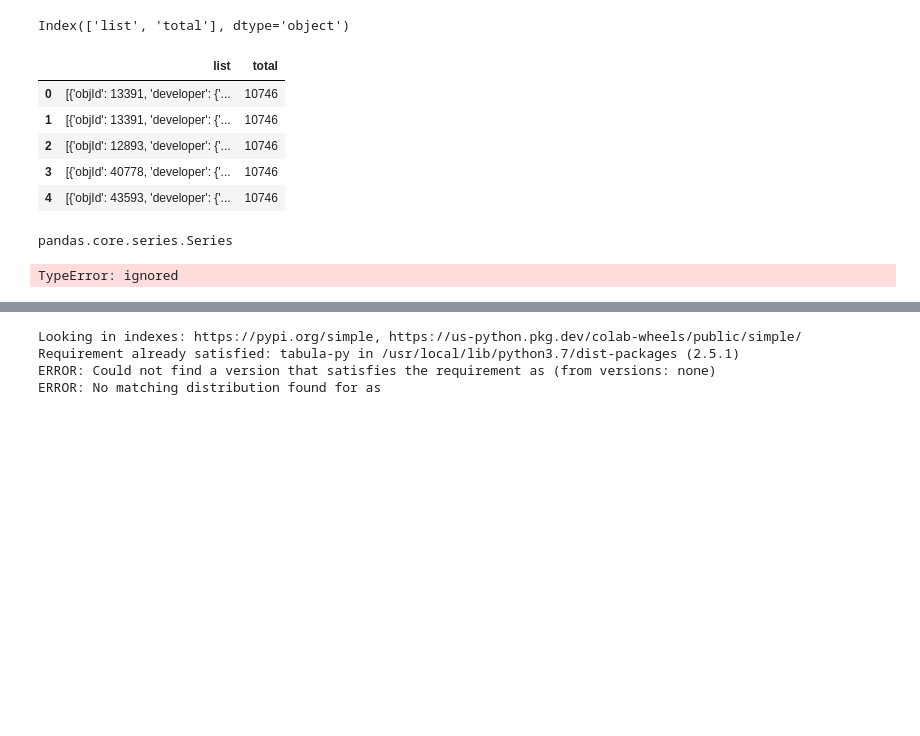
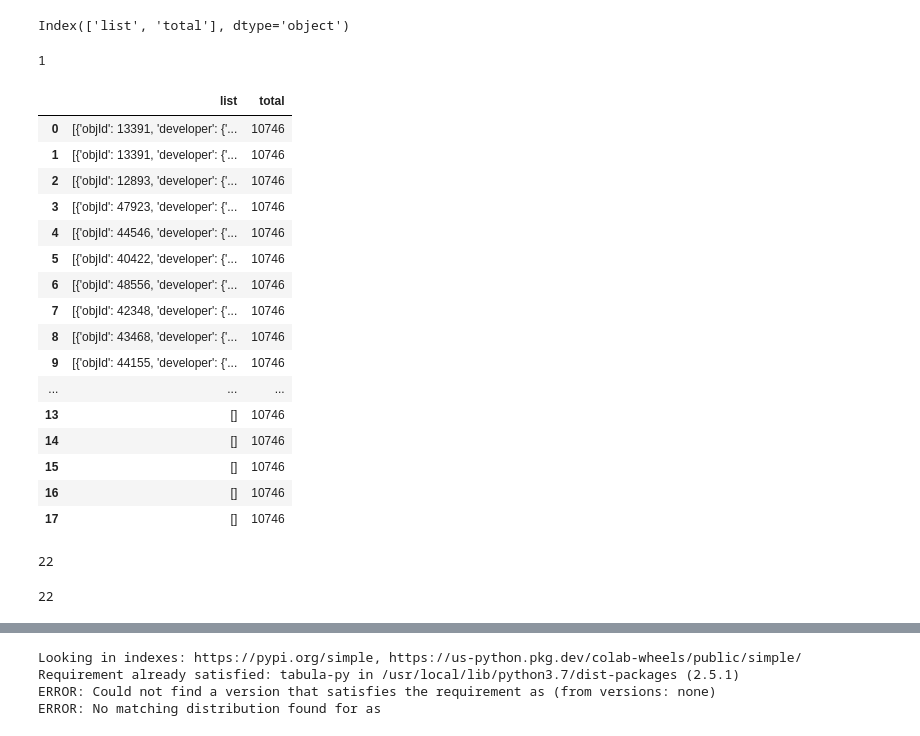
Before and after one commit to EvgenyBelov78/DA1, a Jupyter notebook: NDRF.ipynb, the cells around one changed output, grey strips where cells are left out. Saved outputs shown, nothing was run; the diff lists cells and outputs as text; code cells hidden in the pictures; blank space fills up the shorter version.

```diff
--- a/NDRF.ipynb
+++ b/NDRF.ipynb
@@ -50,12 +54,14 @@ i
 # %%
-while i<=10:
+i=0
+while i<=20:
   url = f'https://xn--80az8a.xn--d1aqf.xn--p1ai/%D1%81%D0%B5%D1%80%D0%B2%D0%B8%D1%81%D1%8B/api/kn/object?offset={offset_}&limit={limit_}&sortField=devId.devShortCleanNm&sortType=asc&objStatus=0'
   res = requests.get(url) #,params=params)
+  print(str(res))
   if str(res)!='<Response [200]>': break
   offset_ = offset_ + 1000
   objects_data = res.json()
   objects_list = objects_data.get('data')#.get('list')
   df = pd.json_normalize(objects_list)
   dffull=pd.concat([dffull,df],ignore_index=True)
-  time.sleep(3)
+  time.sleep(4)
   i=i+1
@@ -65,18 +89,37 @@ dffull.columns
 Index(['list', 'total'], dtype='object')
 # %%
 dffull.reset_index(inplace=True)
+# %%
+len(dffull)
+# %% [output]
+1
 # %%
-dffull.head()
+dffull.head(18)
 # %% [output]
 |  | list | total |
 | 0 | [{'objId': 13391, 'developer': {'... | 10746 |
 | 1 | [{'objId': 13391, 'developer': {'... | 10746 |
 | 2 | [{'objId': 12893, 'developer': {'... | 10746 |
-| 3 | [{'objId': 40778, 'developer': {'... | 10746 |
-| 4 | [{'objId': 43593, 'developer': {'... | 10746 |
+| 3 | [{'objId': 47923, 'developer': {'... | 10746 |
+| 4 | [{'objId': 44546, 'developer': {'... | 10746 |
+| 5 | [{'objId': 40422, 'developer': {'... | 10746 |
+| 6 | [{'objId': 48556, 'developer': {'... | 10746 |
+| 7 | [{'objId': 42348, 'developer': {'... | 10746 |
+| 8 | [{'objId': 43468, 'developer': {'... | 10746 |
+| 9 | [{'objId': 44155, 'developer': {'... | 10746 |
+| ... | ... | ... |
+| 13 | [] | 10746 |
+| 14 | [] | 10746 |
+| 15 | [] | 10746 |
+| 16 | [] | 10746 |
+| 17 | [] | 10746 |
+# %%
+len(dffull)
+# %% [output]
+22
 # %%
 ser= dffull['list']
 # %%
-type(ser)
+len(ser)
 # %% [output]
-pandas.core.series.Series
+22
@@ -85,4 +125,0 @@ dfobj=ser.to_frame
-# %%
-dfobj[2]
-# %% [output]
-TypeError: ignored
```
Also changed, not shown: parts of 33 cells of this notebook.
